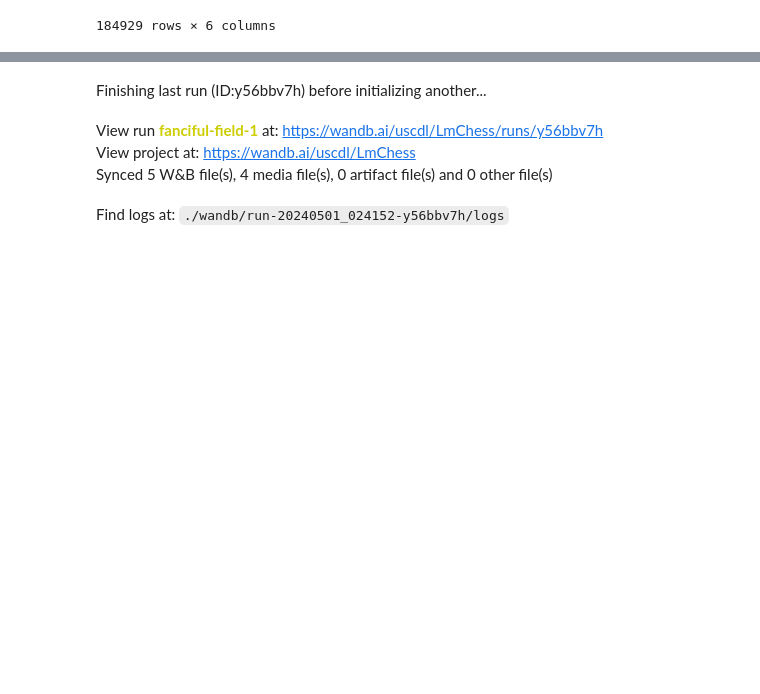
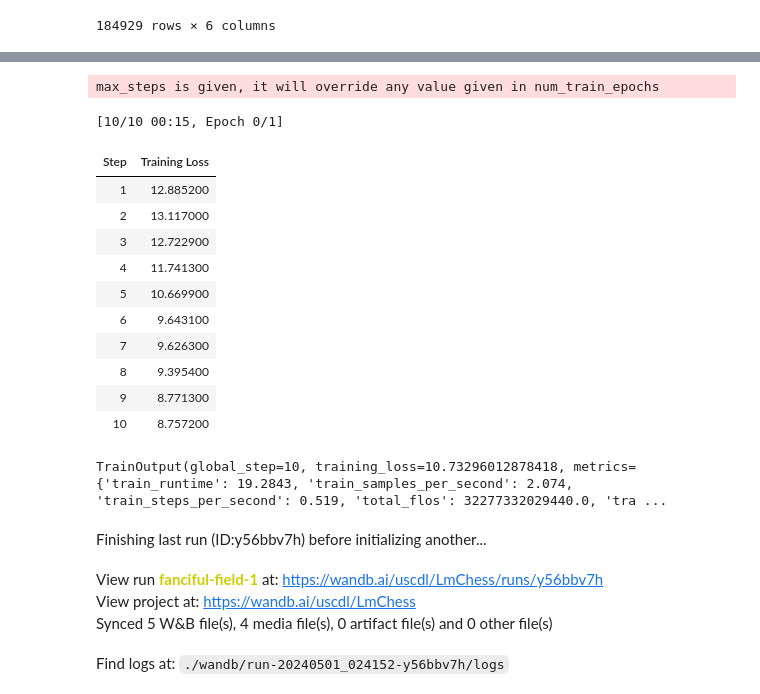
Before and after one commit to abdulmk787/ChessCommentary, a Jupyter notebook: LLMTrain_v1.ipynb, the cells around one changed output, grey strips where cells are left out. Cells and saved outputs as stored; diff of their text form; code cells hidden in the pictures; blank space fills up the shorter version.

```diff
--- a/LLMTrain_v1.ipynb
+++ b/LLMTrain_v1.ipynb
@@ -175,5 +225,5 @@ class ProcessDataset(Dataset):
 # %%
-from transformers import AutoTokenizer, AutoModelForCausalLM
+from transformers import AutoTokenizer, AutoModelForCausalLM , BitsAndBytesConfig
 device = "cuda" if torch.cuda.is_available() else "cpu"
 
 #model_type = "google/gemma-7b"  # Or choose another variant
@@ -183,6 +233,13 @@ device = "cuda" if torch.cuda.is_available() else "cpu"
 model_type = "google/gemma-1.1-2b-it"  # Or choose another variant
 
 access_token = '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'
+
+bnb_config = BitsAndBytesConfig(
+    load_in_4bit=True,
+    bnb_4bit_quant_type="nf4",
+    bnb_4bit_compute_dtype=torch.bfloat16
+)
+
 class LLM:
     def __init__(self):
         print("Intialization \n")
@@ -193,7 +250,7 @@ class LLM:
             'additional_special_tokens': dataset_tokens
         }
         self.tokenizer.add_special_tokens(special_tokens_dict)
-        self.model = AutoModelForCausalLM.from_pretrained(model_type, token = access_token).to(self.device)
+        self.model = AutoModelForCausalLM.from_pretrained(model_type,quantization_config=bnb_config, token = access_token)
         self.model.resize_token_embeddings(len(self.tokenizer))
 
     def load_model(self, path):
@@ -287,4 +343,55 @@ test_size = len(dataset) - train_size
 train_dataset, test_dataset = random_split(dataset, [train_size, test_size])
 train_dataloader = DataLoader(train_dataset, batch_size=config['batch_size'], shuffle=True)
 test_dataloader = DataLoader(test_dataset, batch_size=config['batch_size'], shuffle=True)
+# %%
+from peft import LoraConfig
+
+lora_config = LoraConfig(
+    r=8,
+    target_modules=["q_proj", "o_proj", "k_proj", "v_proj", "gate_proj", "up_proj", "down_proj"],
+    task_type="CAUSAL_LM",
+)
+# %%
+import transformers
+from trl import SFTTrainer
+def formatting_prompts_func(example):
+    # Combine the question and answer fields into a single string
+    text = tokenizer.decode(example[0])
+    print(type(text))
+    return text
+
+trainer = SFTTrainer(
+    model=model,
+    train_dataset=train_dataset,
+    packing = False,
+    dataset_text_field = "proccessed_data",
+    args=transformers.TrainingArguments(
+        per_device_train_batch_size=1,
+        gradient_accumulation_steps=4,
+        warmup_steps=2,
+        num_training_epochs = 10
+        learning_rate=2e-4,
+        fp16=True,
+        logging_steps=1,
+        output_dir="outputs",
+        optim="paged_adamw_8bit"
+    ),
+    peft_config=lora_config,
+)
+trainer.train()
+# %% [output]
+max_steps is given, it will override any value given in num_train_epochs
+[10/10 00:15, Epoch 0/1]
+| Step | Training Loss |
+| 1 | 12.885200 |
+| 2 | 13.117000 |
+| 3 | 12.722900 |
+| 4 | 11.741300 |
+| 5 | 10.669900 |
+| 6 | 9.643100 |
+| 7 | 9.626300 |
+| 8 | 9.395400 |
+| 9 | 8.771300 |
+| 10 | 8.757200 |
+TrainOutput(global_step=10, training_loss=10.73296012878418, metrics={'train_runtime': 19.2843, 'train_samples_per_second': 2.074, 'train_steps_per_second': 0.519, 'total_flos': 32277332029440.0, 'tra ...
 # %%
```
Also changed, not shown: parts of 10 cells of this notebook.
